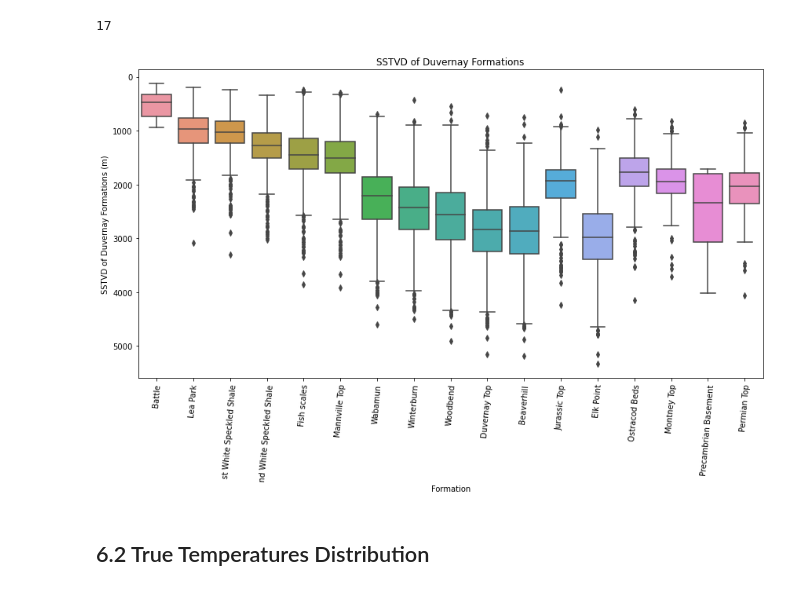
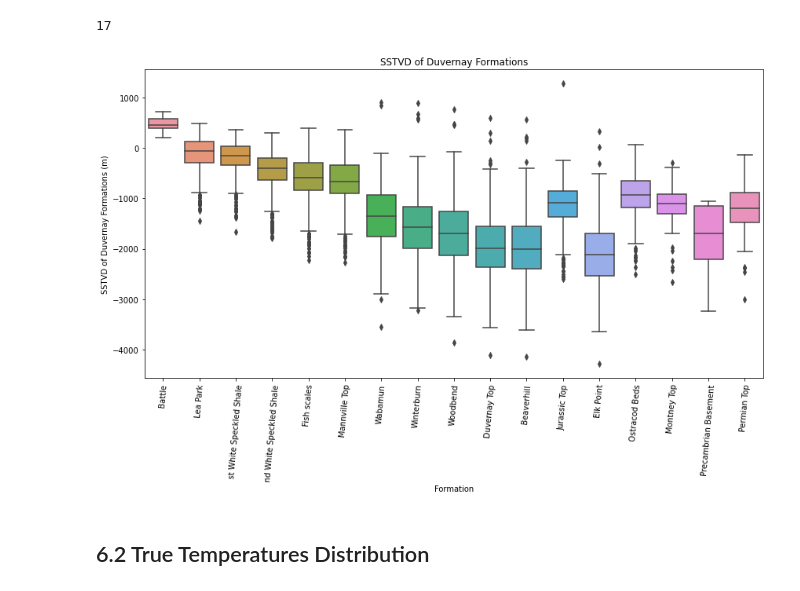
Before and after one commit to Tyrmes/gtx-2021, a Jupyter notebook: gtx/Scripts_gtx/eda_duvernay_temp.ipynb, the cells around one changed output. Cells and saved outputs as stored; diff of their text form; code cells hidden in the pictures.

Commit message:
map of true temperature per formation of Duvernay Basin [GTX-21]

```diff
--- a/gtx/Scripts_gtx/eda_duvernay_temp.ipynb
+++ b/gtx/Scripts_gtx/eda_duvernay_temp.ipynb
@@ -406,7 +420,7 @@ tops_df = tops_df.set_index('UWI').loc[:, '01_Battle (Surbiton)[SSTVD] (m)':]
 # Reshape dataframe (columns to rows using melt method)
 tops_df = tops_df.reset_index().melt(id_vars=['UWI'],
                        var_name=formation_col,
-                      value_name=top_md_col)
+                      value_name=top_sstvd_col)
 
 # Get the actual formation name using regular expressions
 tops_df[formation_col] = tops_df[formation_col].str.replace('[^a-zA-Z]', ' ').\
@@ -428,7 +442,7 @@ memory usage: 204.1+ KB
 ## 4.1 Replace zero values with nan and eliminate those rows
 # %%
 # Replace zero with null values (nan)
-tops_df[top_md_col] = tops_df[top_md_col].replace(0, np.nan)
+tops_df[top_sstvd_col] = tops_df[top_sstvd_col].replace(0, np.nan)
 tops_df.dropna(inplace=True)
 print(tops_df.info())
 # %% [output]
@@ -471,8 +484,20 @@ Data columns (total 4 columns):
  3   Elevation Meters  6484 non-null   float64
 dtypes: float64(2), object(2)
 memory usage: 253.3+ KB
+# %%
+top_md_col = 'top_md'
+
+depth = np.empty([1,0])
+for value in tops_df['top_sstvd']:
+    if value < 0:
+        value = value * -1
+        depth = np.append(depth, value)
+    else:
+        value = value
+        depth = np.append(depth, value)
+tops_df['top_sstvd_2'] = depth
 # %%
-tops_df[top_sstvd_col] = -(tops_df[top_md_col] - tops_df.iloc[:, -1])
+tops_df[top_md_col] = tops_df['top_sstvd_2'] + tops_df['Elevation Meters']
 tops_df.info()
 # %% [output]
 <class 'pandas.core.frame.DataFrame'>
@@ -641,17 +735,17 @@ len(formations)
 17
 # %%
 fig1, ax1 = plt.subplots(1, 1, figsize=(12, 8))
-sns.boxplot(data=tops_df, x=formation_col, y=top_sstvd_col, ax=ax1,
+sns.boxplot(data=tops_df, x=formation_col, y='top_sstvd', ax=ax1,
            order=formations)
 ax1.set_xlabel("Formation")
 ax1.set_ylabel("SSTVD of Duvernay Formations (m)")
 ax1.set_title("SSTVD of Duvernay Formations")
-ax1.invert_yaxis()
+#ax1.invert_yaxis()
 ax1.set_xticklabels(ax1.get_xticklabels(), rotation=85)
 plt.tight_layout()
 plt.show()
 # %% [output]
-[figure, old version]
+[figure, new version]
 # %% [markdown]
 ## 6.2 True Temperatures Distribution
 # %%
```
Also changed, not shown: parts of 35 cells of this notebook.
